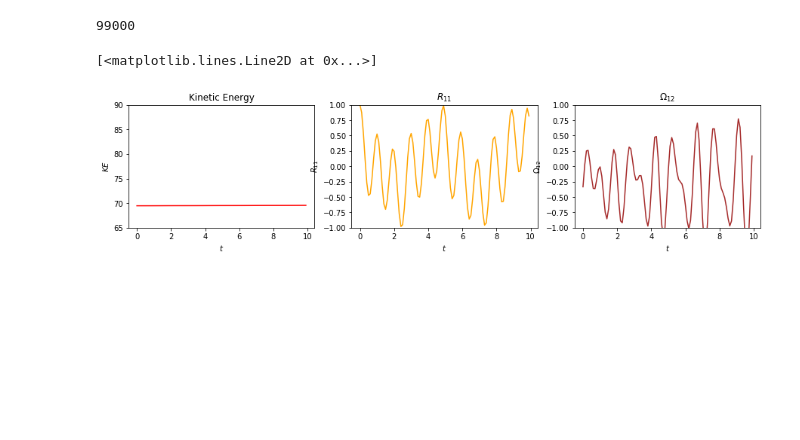
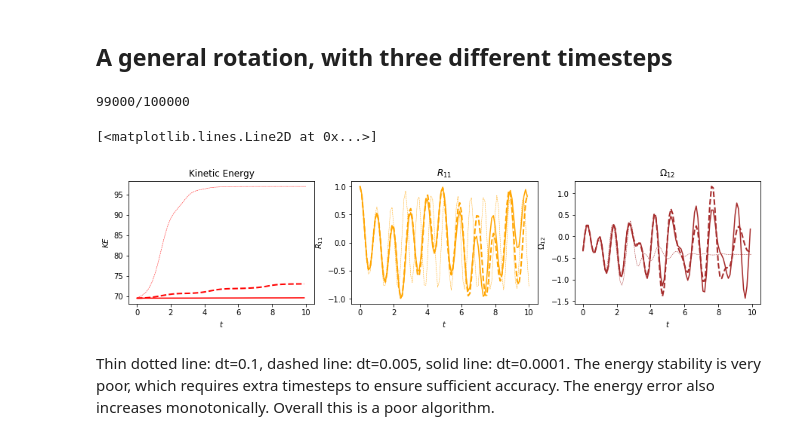
Before and after one commit to qilesu/4DRigid, a Jupyter notebook: Test.ipynb, the cells around one changed output. Cells and saved outputs as stored; diff of their text form; code cells hidden in the pictures; blank space fills up the shorter version.

Commit message:
added a more intuitive test

```diff
--- a/Test.ipynb
+++ b/Test.ipynb
@@ -1,34 +95,16 @@
+# %% [markdown]
+## A general rotation, with three different timesteps
 # %%
-import numpy as np
-
-# initialize the simulation
-ql = np.array([1,0,0,0])
-qr = np.array([1,0,0,0])
+# test parameters
 J0 = np.diag([1,2,3,4]) # principal 2nd moments
 L = np.array([[0,1,20,3],
               [0,0,10,10],
               [0,0,0,1],
               [0,0,0,0]])# Angular momentum, specify the upper triangle
 L = L-L.T # completes the lower half
-dt=0.0001
-N=100000
-dumpFreq=1000
-
-qlsim=ql
-qrsim=qr
-qls=[ql]
-qrs=[qr]
-ts=[0]
+# run test
+ts,qls,qrs,Rs,KEs,Omegas=test(L,J0,dt=0.1,N=100,dumpFreq=1)
+ts2,qls2,qrs2,Rs2,KEs2,Omegas2=test(L,J0,dt=0.005,N=2000,dumpFreq=20)
+ts3,qls3,qrs3,Rs3,KEs3,Omegas3=test(L,J0,dt=0.0001,N=100000,dumpFreq=1000)
+# %% [output]
+99000/100000
-# %%
-from src import rotation
-tsim=0
-for i in range(N):
-    qlsim,qrsim=rotation.step(qlsim,qrsim,L,J0,dt)
-    tsim+=dt
-    if(i%dumpFreq==0):
-        qls.append(qlsim)
-        qrs.append(qrsim)
-        ts.append(tsim)
-        print(str(i)+'\r',end='')
-# %% [output]
-99000
@@ -44,27 +111,34 @@ Omegas=np.array(Omegas)
 # %%
-import matplotlib.pyplot as plt
 fig = plt.figure(figsize=(15,3))
 ax=fig.add_subplot(131)
 ax2=fig.add_subplot(132)
 ax3=fig.add_subplot(133)
 
 ax.set_title('Kinetic Energy')
 ax.set_xlabel('$t$')
 ax.set_ylabel('$KE$')
-ax.set_ylim(bottom=65,top=90)
-ax.plot(ts,KEs,c='red')
+#ax.set_ylim(bottom=65,top=90)
+ax.plot(ts,KEs,'--',linewidth=0.5,c='red')
+ax.plot(ts2,KEs2,'--',linewidth=2,c='red')
+ax.plot(ts3,KEs3,c='red')
 
 ax2.set_title('$R_{11}$')
 ax2.set_xlabel('$t$')
 ax2.set_ylabel('$R_{11}$')
-ax2.set_ylim(bottom=-1,top=1)
-ax2.plot(ts,Rs[:,0,0],c='orange')
+#ax2.set_ylim(bottom=-1,top=1)
+ax2.plot(ts,Rs[:,0,0],'--',linewidth=0.5,c='orange')
+ax2.plot(ts2,Rs2[:,0,0],'--',linewidth=2,c='orange')
+ax2.plot(ts3,Rs3[:,0,0],c='orange')
 
 ax3.set_title('$\Omega_{12}$')
 ax3.set_xlabel('$t$')
 ax3.set_ylabel('$\Omega_{12}$')
-ax3.set_ylim(bottom=-1,top=1)
-ax3.plot(ts,Omegas[:,0,1],c='brown')
+#ax3.set_ylim(bottom=-1,top=1)
+ax3.plot(ts,Omegas[:,0,1],'--',linewidth=0.5,c='brown')
+ax3.plot(ts2,Omegas2[:,0,1],'--',linewidth=2,c='brown')
+ax3.plot(ts3,Omegas3[:,0,1],c='brown')
 # %% [output]
 [<matplotlib.lines.Line2D at 0x...>]
-[figure, old version]
+[figure, new version]
+# %% [markdown]
+Thin dotted line: dt=0.1, dashed line: dt=0.005, solid line: dt=0.0001. The energy stability is very poor, which requires extra timesteps to ensure sufficient accuracy. The energy error also increases monotonically. Overall this is a poor algorithm.
```
Also changed, not shown: parts of 6 cells of this notebook.
